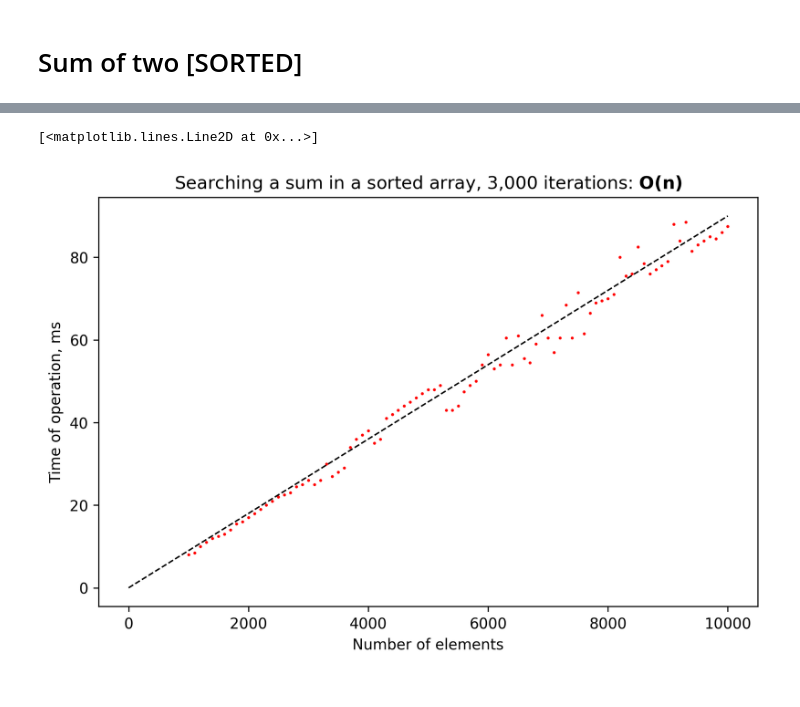
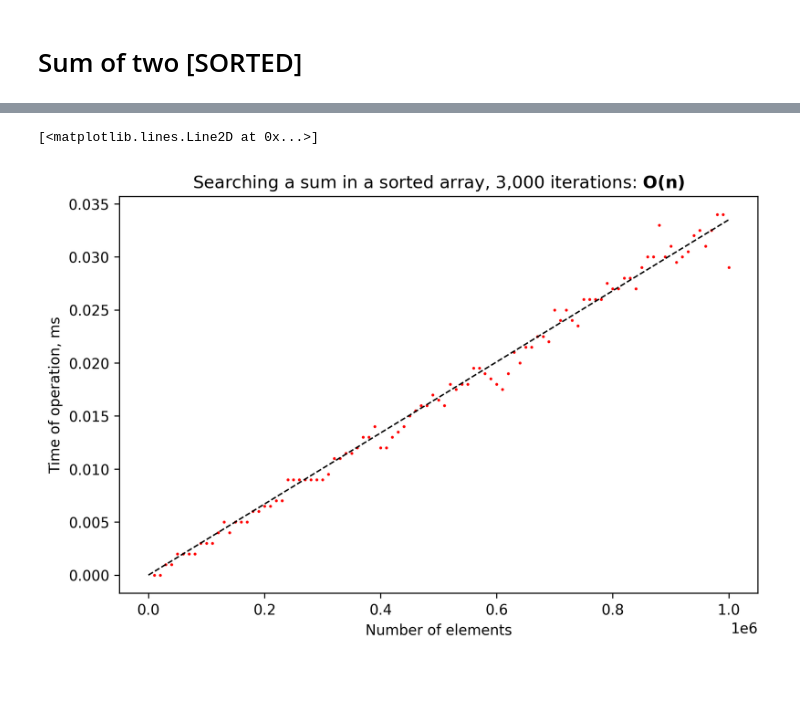
Before and after one commit to stg05/asymptotic-test, a Jupyter notebook: data_satan.ipynb, the cells around one changed output, grey strips where cells are left out. Saved outputs shown, nothing was run; the diff lists cells and outputs as text; code cells hidden in the pictures.

```diff
--- a/data_satan.ipynb
+++ b/data_satan.ipynb
@@ -83,4 +82,5 @@ plt.legend()
 # Sum of two [SORTED]
 # %%
 df = pd.read_csv("sumtwo-sorted/sumtwo-sorted.csv", delimiter = ';')
-df['time'] = df.apply(lambda x: x[1:5].median(), axis=1)
+df['time'] = df.apply(lambda x: x[1:25].median(), axis=1)
+df
@@ -87,11 +101,13 @@ df['time'] = df.apply(lambda x: x[1:5].median(), axis=1)
 # %%
-ls = np.linspace(0, 10000, 100)
+ls = np.linspace(0, 1000000, 100)
 plt.xlabel(r'Number of elements')
 plt.ylabel(r'Time of operation, ms')
-plt.plot(df['size'], df['time'], 'or', ms=1)
+plt.plot(df['size'], df['time']/1000, 'or', ms=1)
 plt.title("Searching a sum in a sorted array, 3,000 iterations: $\mathbf{O(n)}$")
-k=9.0e-3
+k=3.35e-8
 plt.plot(ls, k*ls, '--k', lw=1)
 # %% [output]
 [<matplotlib.lines.Line2D at 0x...>]
-[figure, old version]
+[figure, new version]
+# %% [markdown]
+####
```
Also changed, not shown: parts of 10 cells of this notebook, 29 other files.
